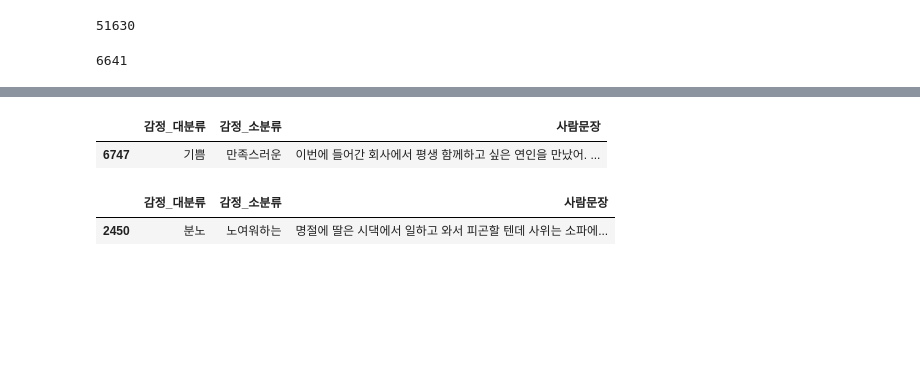
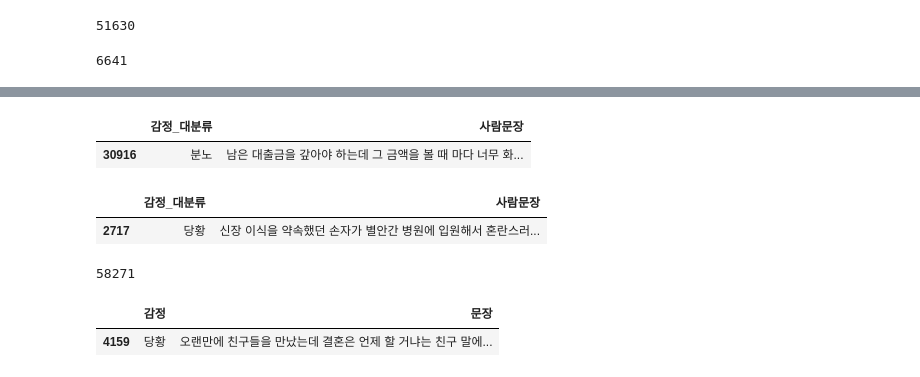
Before and after one commit to ITE-2023/KoBERT, a Jupyter notebook: dataset/dataset.ipynb, the cells around one changed output, grey strips where cells are left out. Saved outputs shown, nothing was run; the diff lists cells and outputs as text; code cells hidden in the pictures; blank space fills up the shorter version.

```diff
--- a/dataset/dataset.ipynb
+++ b/dataset/dataset.ipynb
@@ -83,16 +85,31 @@ data3.drop(['사람문장1', '사람문장2', '사람문장3'], axis=1, inplace=
 data2.drop(['시스템문장1', '시스템문장2', '시스템문장3'], axis=1, inplace=True)
 data3.drop(['시스템문장1', '시스템문장2', '시스템문장3'], axis=1, inplace=True)
 
-# '연령', '성별', '상황키워드', '신체질환' 열 삭제
-data2.drop(['연령', '성별', '상황키워드', '신체질환', 'Unnamed: 0'], axis=1, inplace=True)
-data3.drop(['연령', '성별', '상황키워드', '신체질환', 'Unnamed: 0'], axis=1, inplace=True)
+# '연령', '성별', '상황키워드', '신체질환', '감정_소분류', 'Unnamed: 0' 열 삭제
+data2.drop(['연령', '성별', '상황키워드', '신체질환','감정_소분류', 'Unnamed: 0'], axis=1, inplace=True)
+data3.drop(['연령', '성별', '상황키워드', '신체질환', '감정_소분류', 'Unnamed: 0'], axis=1, inplace=True)
 # %%
 data2.sample(n=1)
 # %% [output]
-|  | 감정_대분류 | 감정_소분류 | 사람문장 |
-| 6747 | 기쁨 | 만족스러운 | 이번에 들어간 회사에서 평생 함께하고 싶은 연인을 만났어. ... |
+|  | 감정_대분류 | 사람문장 |
+| 30916 | 분노 | 남은 대출금을 갚아야 하는데 그 금액을 볼 때 마다 너무 화... |
 # %%
 data3.sample(n=1)
 # %% [output]
-|  | 감정_대분류 | 감정_소분류 | 사람문장 |
-| 2450 | 분노 | 노여워하는 | 명절에 딸은 시댁에서 일하고 와서 피곤할 텐데 사위는 소파에... |
+|  | 감정_대분류 | 사람문장 |
+| 2717 | 당황 | 신장 이식을 약속했던 손자가 별안간 병원에 입원해서 혼란스러... |
+# %%
+# data2와 data3 하나로 합치기 (수직 연결)
+data2 = pd.concat([data2, data3])
+# %%
+len(data2)
+# %% [output]
+58271
+# %%
+#칼럼 이름 바꾸기
+data2.rename(columns={"사람문장" :"문장", "감정_대분류":"감정"}, inplace=True)
+# %%
+data2.sample(n=1)
+# %% [output]
+|  | 감정 | 문장 |
+| 4159 | 당황 | 오랜만에 친구들을 만났는데 결혼은 언제 할 거냐는 친구 말에... |
```
Also changed, not shown: parts of 9 cells of this notebook.
